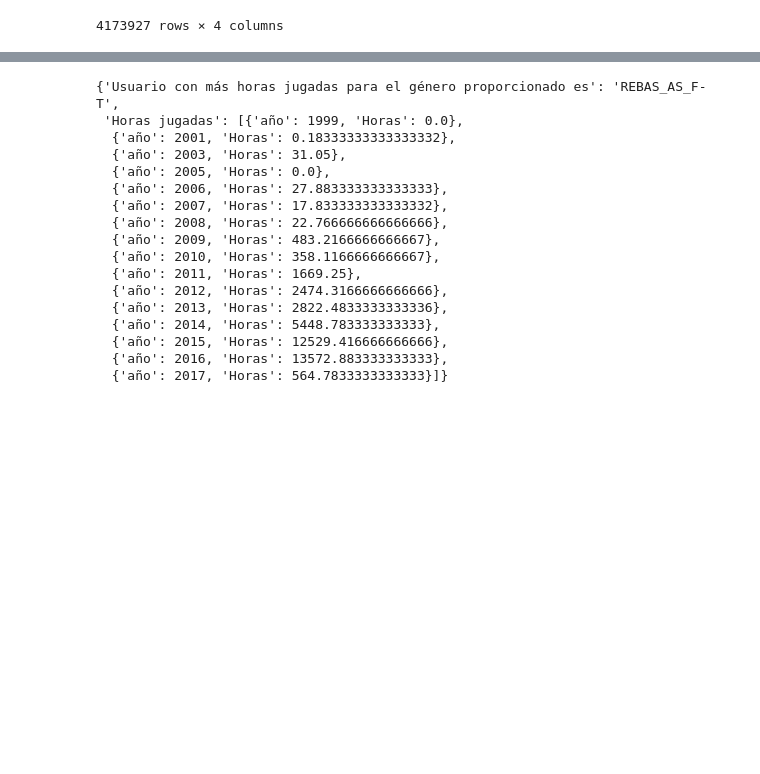
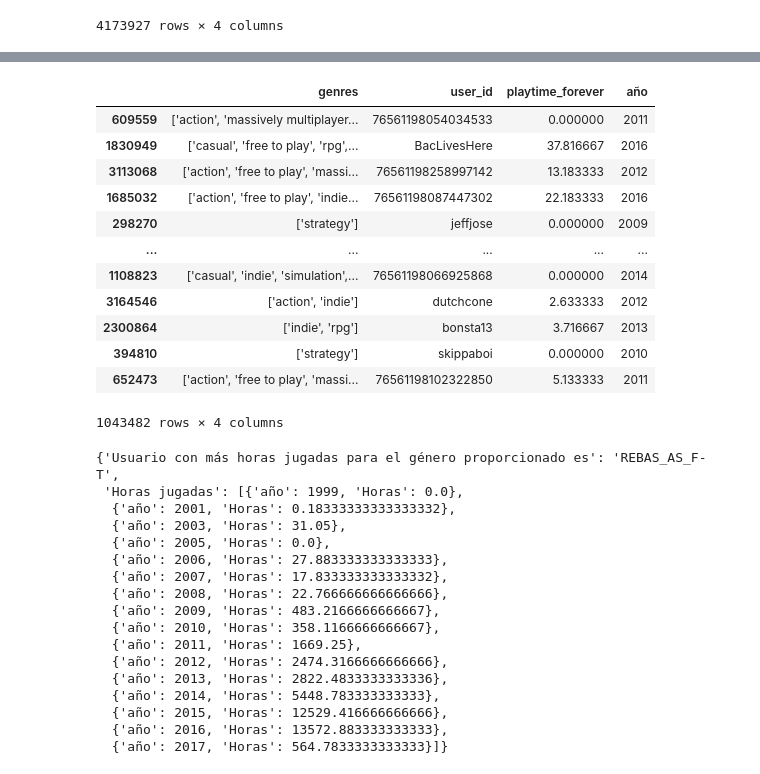
Before and after one commit to JGIOVANNIE/PI_ML_OPS_STEAM, a Jupyter notebook: Notebooks/Pruebas API.ipynb, the cells around one changed output, grey strips where cells are left out. Saved outputs shown, nothing was run; the diff lists cells and outputs as text; code cells hidden in the pictures; blank space fills up the shorter version.

```diff
--- a/Notebooks/Pruebas API.ipynb
+++ b/Notebooks/Pruebas API.ipynb
@@ -200,3 +216,20 @@ df_funcion_2
+# %%
+df_funcion_2 = df_funcion_2.sample(frac=0.5)
+df_funcion_2
+# %% [output]
+|  | genres | user_id | playtime_forever | año |
+| 609559 | ['action', 'massively multiplayer... | 76561198054034533 | 0.000000 | 2011 |
+| 1830949 | ['casual', 'free to play', 'rpg',... | BacLivesHere | 37.816667 | 2016 |
+| 3113068 | ['action', 'free to play', 'massi... | 76561198258997142 | 13.183333 | 2012 |
+| 1685032 | ['action', 'free to play', 'indie... | 76561198087447302 | 22.183333 | 2016 |
+| 298270 | ['strategy'] | jeffjose | 0.000000 | 2009 |
+| ... | ... | ... | ... | ... |
+| 1108823 | ['casual', 'indie', 'simulation',... | 76561198066925868 | 0.000000 | 2014 |
+| 3164546 | ['action', 'indie'] | dutchcone | 2.633333 | 2012 |
+| 2300864 | ['indie', 'rpg'] | bonsta13 | 3.716667 | 2013 |
+| 394810 | ['strategy'] | skippaboi | 0.000000 | 2010 |
+| 652473 | ['action', 'free to play', 'massi... | 76561198102322850 | 5.133333 | 2011 |
+1043482 rows × 4 columns
 # %%
 df_funcion_2.to_parquet('UserForGenre.parquet')
 # %%
```
Also changed, not shown: parts of 2 cells of this notebook, 1 other file.
